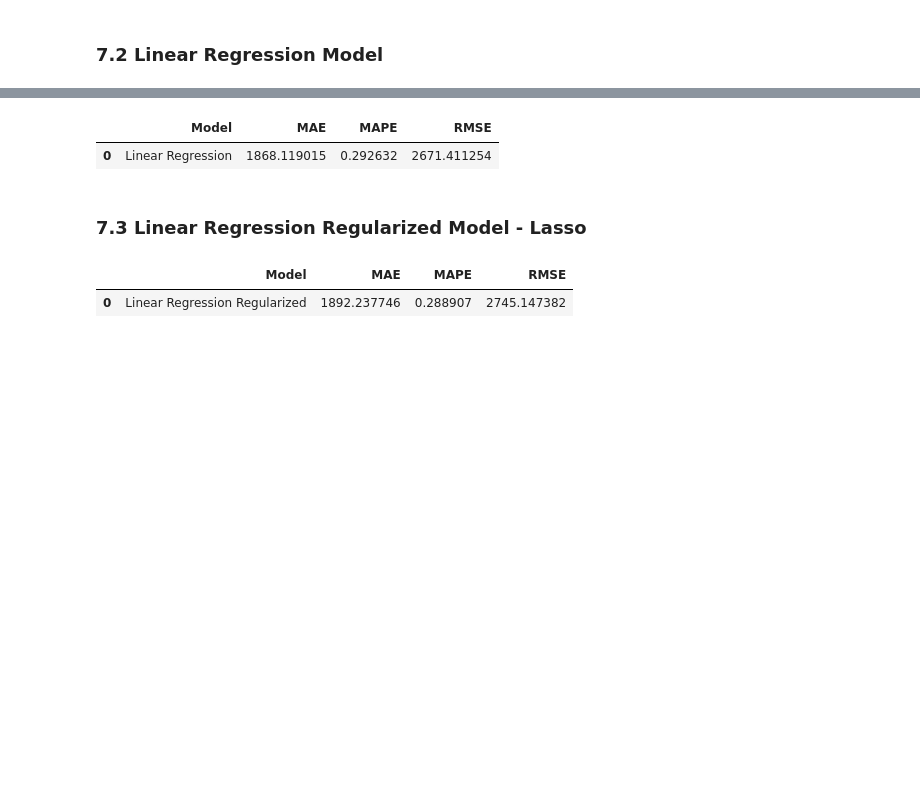
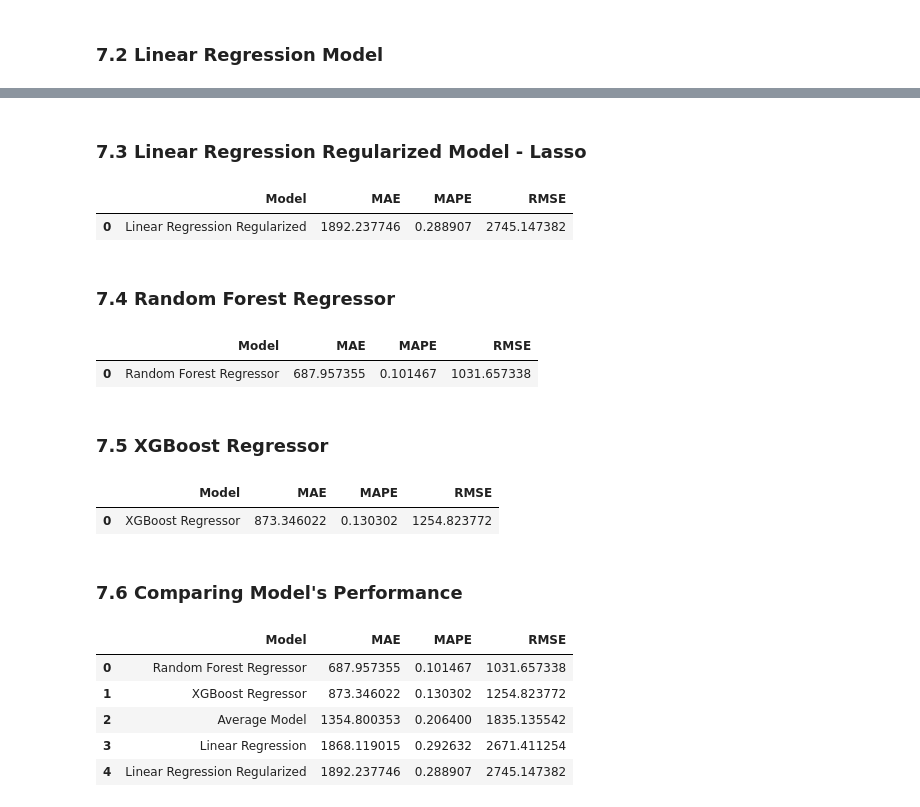
Before and after one commit to marcosbertochi/rossmann_sales_prediction, a Jupyter notebook: Rossmann_store_sales_prediction_step4.ipynb, the cells around one changed output, grey strips where cells are left out. Drawn from its saved outputs; the diff is of its cells as text; code cells hidden in the pictures; blank space fills up the shorter version.

Commit message:
runned all 5 ML models and obtained 1st impressions

```diff
--- a/Rossmann_store_sales_prediction_step4.ipynb
+++ b/Rossmann_store_sales_prediction_step4.ipynb
@@ -1012,8 +1017,3 @@ lr_result = ml_error('Linear Regression', np.expm1(y_test), np.expm1(yhat_lr))
-# %%
-lr_result
-# %% [output]
-|  | Model | MAE | MAPE | RMSE |
-| 0 | Linear Regression | 1868.119015 | 0.292632 | 2671.411254 |
 # %% [markdown]
 ### 7.3 Linear Regression Regularized Model - Lasso
 # %%
@@ -1025,8 +1025,24 @@ yhat_lrr = lrr.predict(x_test)
 
 #performance
 lrr_result = ml_error('Linear Regression Regularized', np.expm1(y_test), np.expm1(yhat_lrr))
+lrr_result
+# %% [output]
+|  | Model | MAE | MAPE | RMSE |
+| 0 | Linear Regression Regularized | 1892.237746 | 0.288907 | 2745.147382 |
-# %%
-lrr_result
-# %% [output]
-|  | Model | MAE | MAPE | RMSE |
-| 0 | Linear Regression Regularized | 1892.237746 | 0.288907 | 2745.147382 |
+# %% [markdown]
+### 7.4 Random Forest Regressor
+# %%
+#model
+rf = RandomForestRegressor(n_estimators=100, n_jobs=-1, random_state=42).fit(x_train, y_train)
+
+#prediction
+yhat_rf = rf.predict(x_test)
+
+#performance
+rf_result = ml_error('Random Forest Regressor', np.expm1(y_test), np.expm1(yhat_rf))
+rf_result
+# %% [output]
+|  | Model | MAE | MAPE | RMSE |
+| 0 | Random Forest Regressor | 687.957355 | 0.101467 | 1031.657338 |
+# %% [markdown]
+### 7.5 XGBoost Regressor
@@ -1032,0 +1056,25 @@ lrr_result
+# %%
+#model
+xgb_model = xgb.XGBRegressor().fit(x_train, y_train)
+
+#prediction
+yhat_xgb = xgb_model.predict(x_test)
+
+#performance
+xgb_result = ml_error('XGBoost Regressor', np.expm1(y_test), np.expm1(yhat_xgb))
+xgb_result
+# %% [output]
+|  | Model | MAE | MAPE | RMSE |
+| 0 | XGBoost Regressor | 873.346022 | 0.130302 | 1254.823772 |
+# %% [markdown]
+### 7.6 Comparing Model's Performance
+# %%
+modeling_result = pd.concat([baseline_result,lr_result,lrr_result,rf_result,xgb_result]).sort_values('RMSE').reset_index(drop=True)
+modeling_result
+# %% [output]
+|  | Model | MAE | MAPE | RMSE |
+| 0 | Random Forest Regressor | 687.957355 | 0.101467 | 1031.657338 |
+| 1 | XGBoost Regressor | 873.346022 | 0.130302 | 1254.823772 |
+| 2 | Average Model | 1354.800353 | 0.206400 | 1835.135542 |
+| 3 | Linear Regression | 1868.119015 | 0.292632 | 2671.411254 |
+| 4 | Linear Regression Regularized | 1892.237746 | 0.288907 | 2745.147382 |
```
Also changed, not shown: parts of 7 cells of this notebook.
